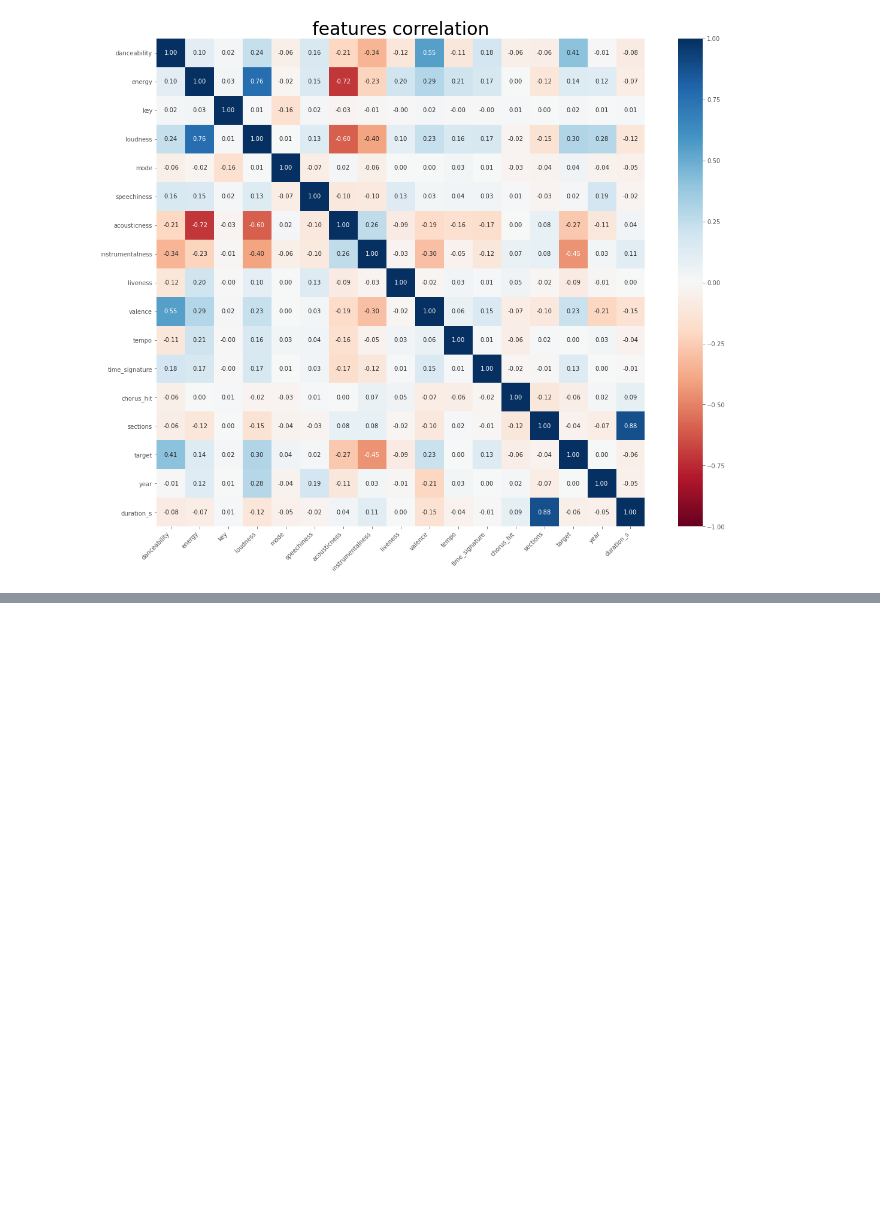
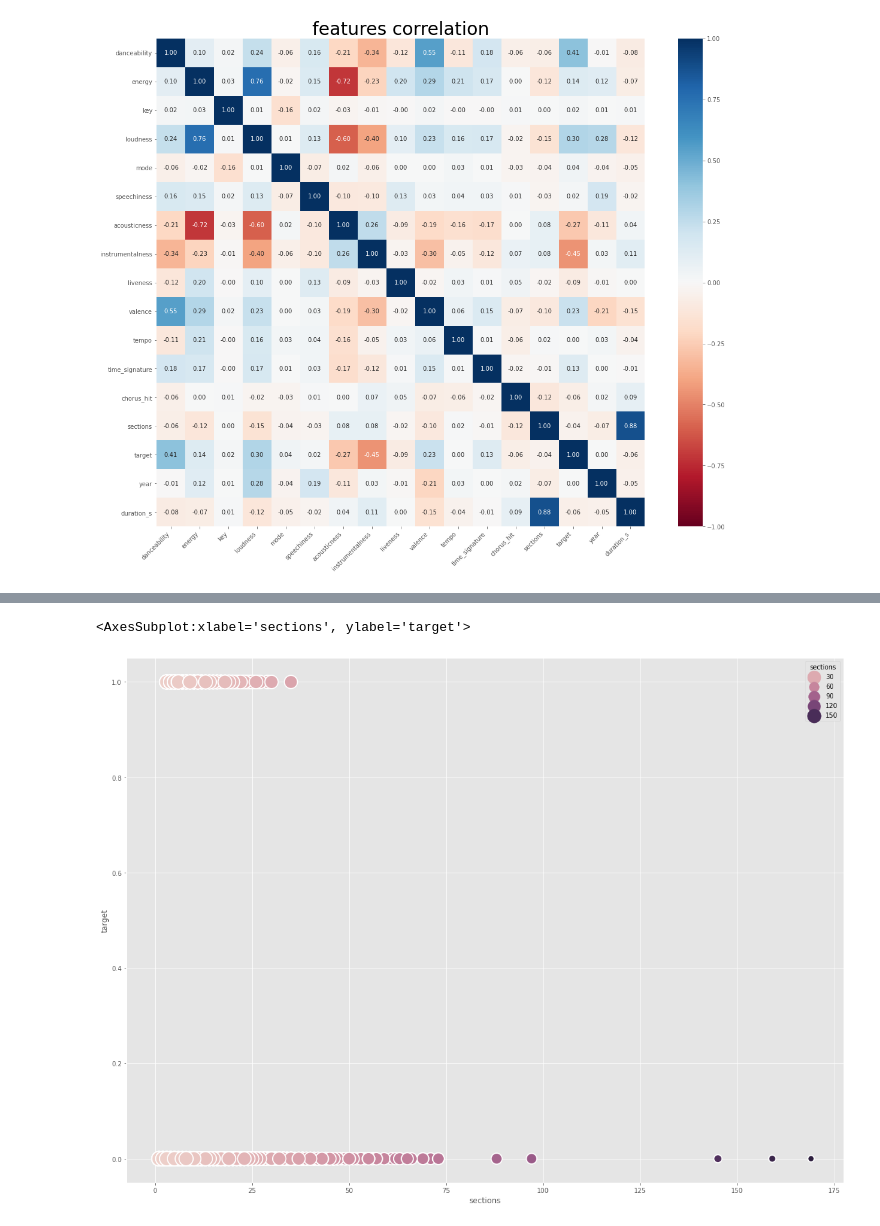
Before and after one commit to solyourock/spotify, a Jupyter notebook: spotify.ipynb, the cells around one changed output, grey strips where cells are left out. Cells and saved outputs as stored; diff of their text form; code cells hidden in the pictures; blank space fills up the shorter version.

```diff
--- a/spotify.ipynb
+++ b/spotify.ipynb
@@ -286,2 +294,8 @@ a['artist'].value_counts
 # %%
 # 섹션 eda
+# %%
+plt.figure(figsize=(20, 15))
+sns.scatterplot(x=data['sections'], y=data["target"], hue=data['sections'], size=data['sections'], sizes=(500,100))
+# %% [output]
+<AxesSubplot:xlabel='sections', ylabel='target'>
+[figure, added]
```
Also changed, not shown: parts of 28 cells of this notebook.
